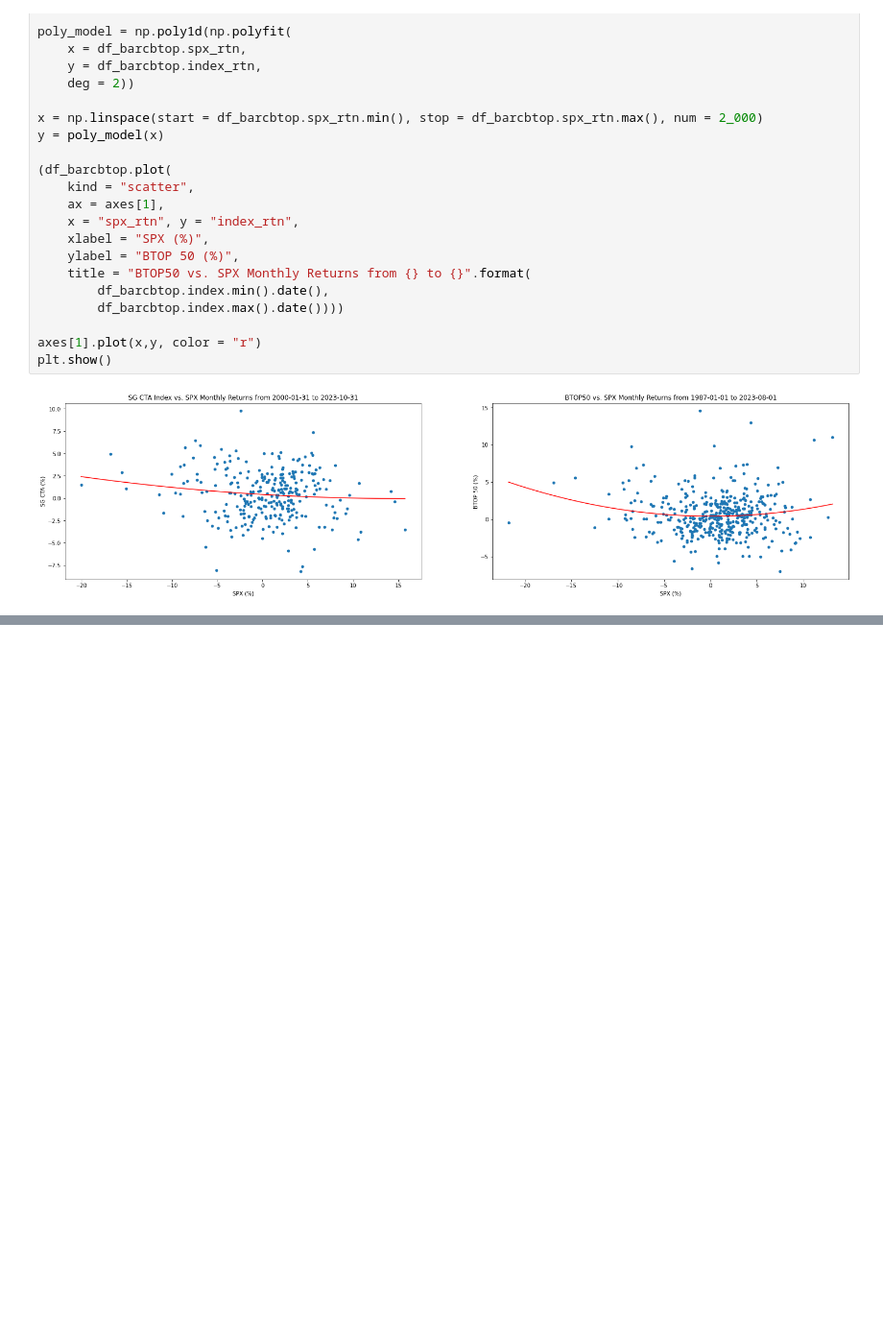
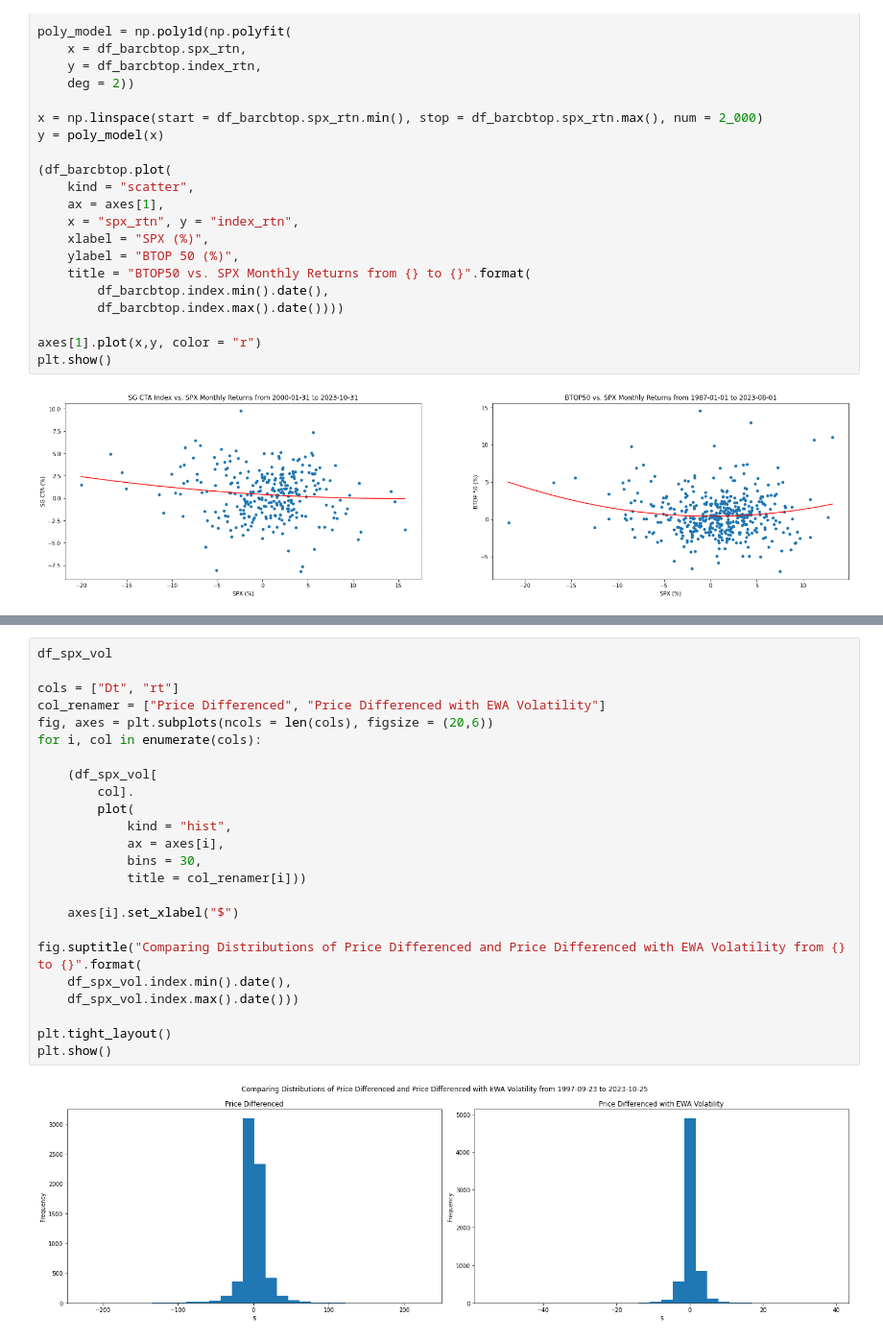
Before and after one commit to diegodalvarez/TrendConvexity, a Jupyter notebook: notebooks/TrendConvexity.ipynb, the cells around one changed output, grey strips where cells are left out. Shown at 96% size. Saved outputs shown, nothing was run; the diff lists cells and outputs as text; blank space fills up the shorter version.

```diff
--- a/notebooks/TrendConvexity.ipynb
+++ b/notebooks/TrendConvexity.ipynb
@@ -195,0 +251,26 @@ plt.show()
+# %%
+df_spx_vol
+
+cols = ["Dt", "rt"]
+col_renamer = ["Price Differenced", "Price Differenced with EWA Volatility"]
+fig, axes = plt.subplots(ncols = len(cols), figsize = (20,6))
+for i, col in enumerate(cols):
+
+    (df_spx_vol[
+        col].
+        plot(
+            kind = "hist",
+            ax = axes[i],
+            bins = 30,
+            title = col_renamer[i]))
+
+    axes[i].set_xlabel("$")
+
+fig.suptitle("Comparing Distributions of Price Differenced and Price Differenced with EWA Volatility from {} to {}".format(
+    df_spx_vol.index.min().date(),
+    df_spx_vol.index.max().date()))
+
+plt.tight_layout()
+plt.show()
+# %% [output]
+[figure, added]
```
Also changed, not shown: parts of 15 cells of this notebook.
